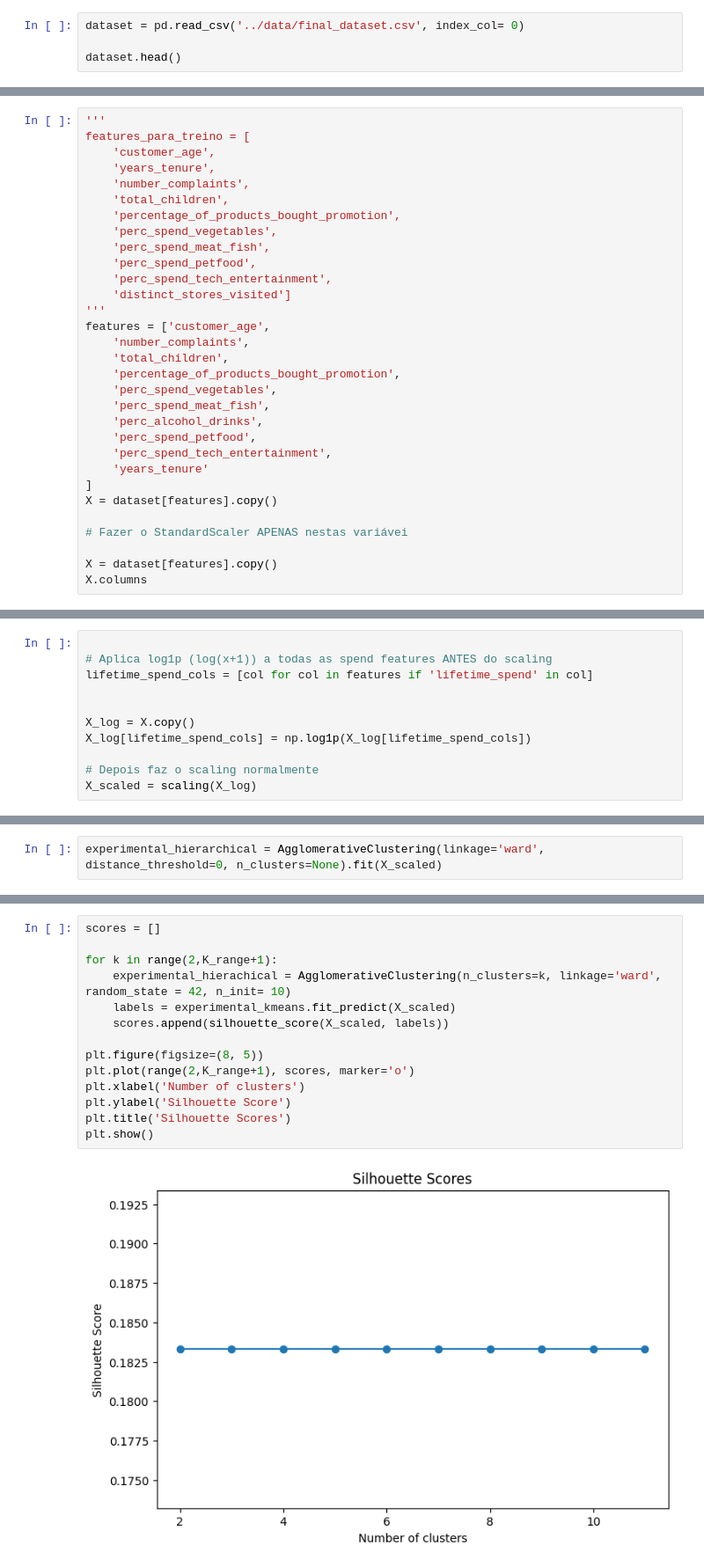
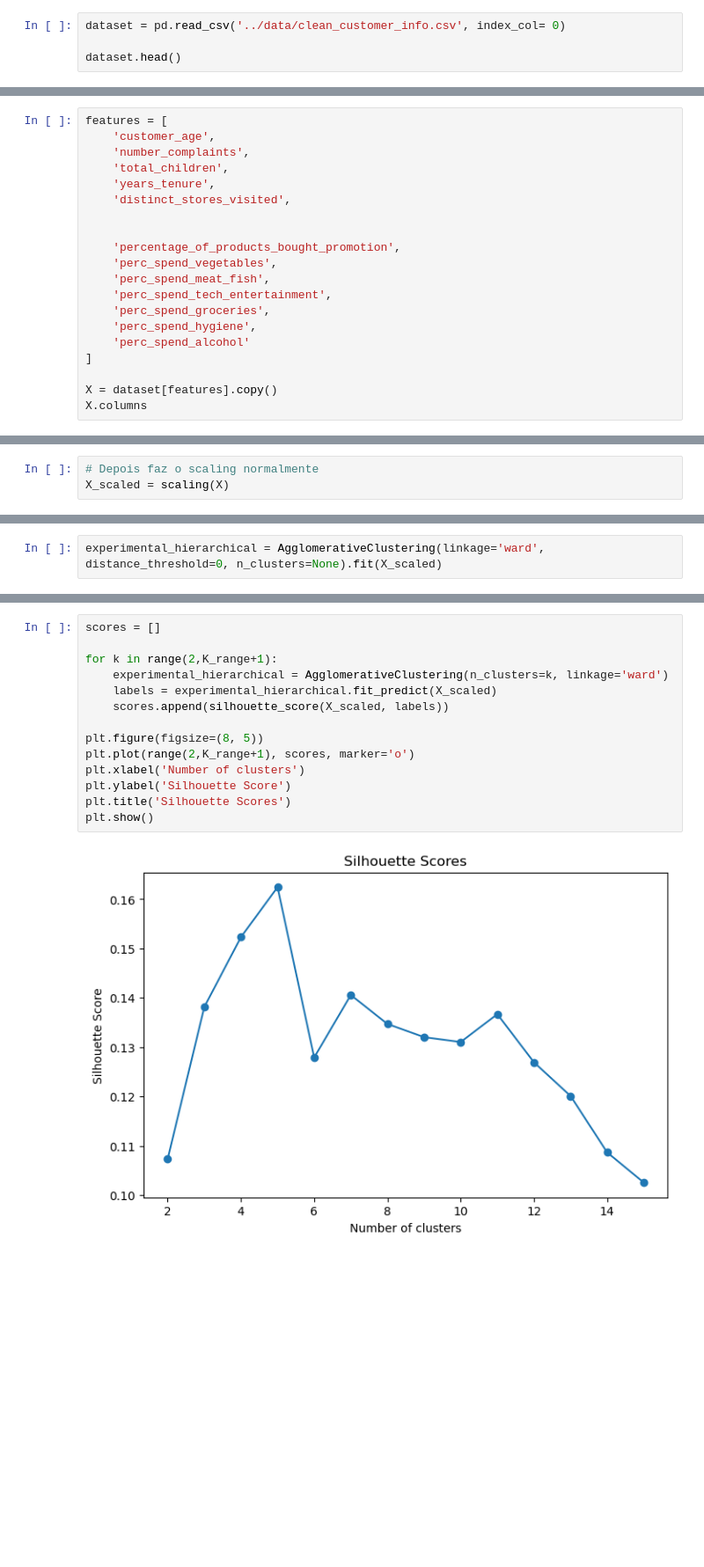
Before and after one commit to tiago2806/ml_project, a Jupyter notebook: notebooks/03_modelling.ipynb, the cells around one changed output, grey strips where cells are left out. Shown at 88% size. Drawn from its saved outputs; the diff is of its cells as text; blank space fills up the shorter version.

```diff
--- a/notebooks/03_modelling.ipynb
+++ b/notebooks/03_modelling.ipynb
@@ -25,7 +24,7 @@ from clustering import(
     plot_silhouette
 )
 # %%
-dataset = pd.read_csv('../data/final_dataset.csv', index_col= 0)
+dataset = pd.read_csv('../data/clean_customer_info.csv', index_col= 0)
 
 dataset.head()
 # %% [output]
@@ -62,31 +57,20 @@ Index(['customer_name', 'customer_gender', 'customer_age', 'education_level',
 # %%
-'''
-features_para_treino = [
+features = [
     'customer_age',
-    'years_tenure',
     'number_complaints',
     'total_children',
+    'years_tenure',
+    'distinct_stores_visited',
+
+
     'percentage_of_products_bought_promotion',
     'perc_spend_vegetables',
     'perc_spend_meat_fish',
-    'perc_spend_petfood',
     'perc_spend_tech_entertainment',
-    'distinct_stores_visited']
-'''
-features = ['customer_age',
-    'number_complaints',
-    'total_children',
-    'percentage_of_products_bought_promotion',
-    'perc_spend_vegetables',
-    'perc_spend_meat_fish',
-    'perc_alcohol_drinks',
-    'perc_spend_petfood',
-    'perc_spend_tech_entertainment',
-    'years_tenure'
+    'perc_spend_groceries',
+    'perc_spend_hygiene',
+    'perc_spend_alcohol'
 ]
-X = dataset[features].copy()
-
-# Fazer o StandardScaler APENAS nestas variávei
 
 X = dataset[features].copy()
 X.columns
@@ -99,14 +84,6 @@ Index(['customer_age', 'number_complaints', 'total_children',
 # %%
-
-# Aplica log1p (log(x+1)) a todas as spend features ANTES do scaling
-lifetime_spend_cols = [col for col in features if 'lifetime_spend' in col]
-
-
-X_log = X.copy()
-X_log[lifetime_spend_cols] = np.log1p(X_log[lifetime_spend_cols])
-
 # Depois faz o scaling normalmente
-X_scaled = scaling(X_log)
+X_scaled = scaling(X)
 # %%
 K_range = 15
 
@@ -238,17 +215,17 @@ plt.show()
 # %%
 scores = []
 
 for k in range(2,K_range+1):
-    experimental_hierachical = AgglomerativeClustering(n_clusters=k, linkage='ward', random_state = 42, n_init= 10)
-    labels = experimental_kmeans.fit_predict(X_scaled)
+    experimental_hierarchical = AgglomerativeClustering(n_clusters=k, linkage='ward')
+    labels = experimental_hierarchical.fit_predict(X_scaled)
     scores.append(silhouette_score(X_scaled, labels))
 
 plt.figure(figsize=(8, 5))
 plt.plot(range(2,K_range+1), scores, marker='o')
 plt.xlabel('Number of clusters')
 plt.ylabel('Silhouette Score')
 plt.title('Silhouette Scores')
 plt.show()
 # %% [output]
-[figure, old version]
+[figure, new version]
 # %%
```
Also changed, not shown: parts of 24 cells of this notebook, 4 other files.
